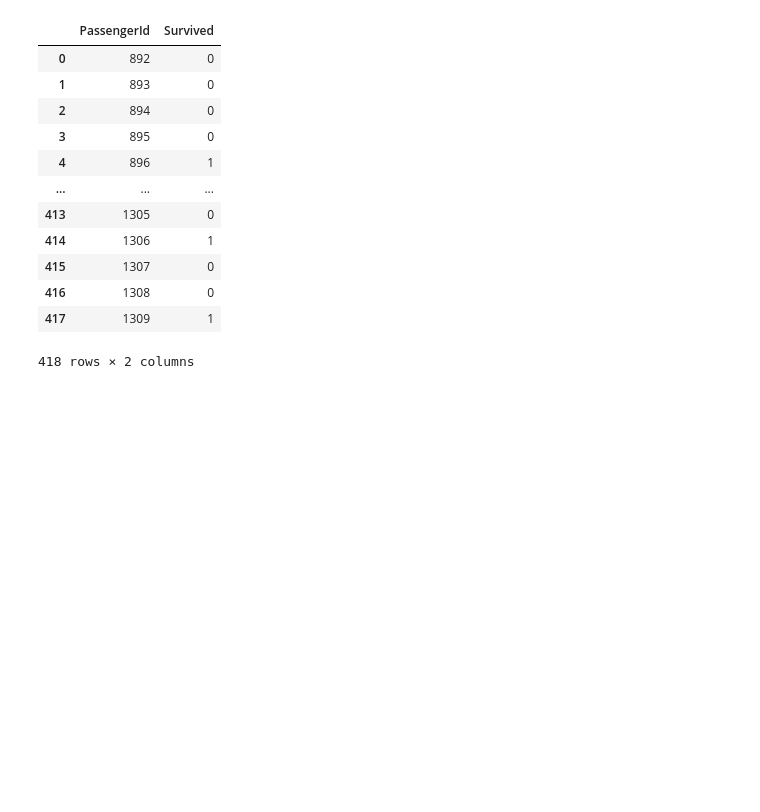
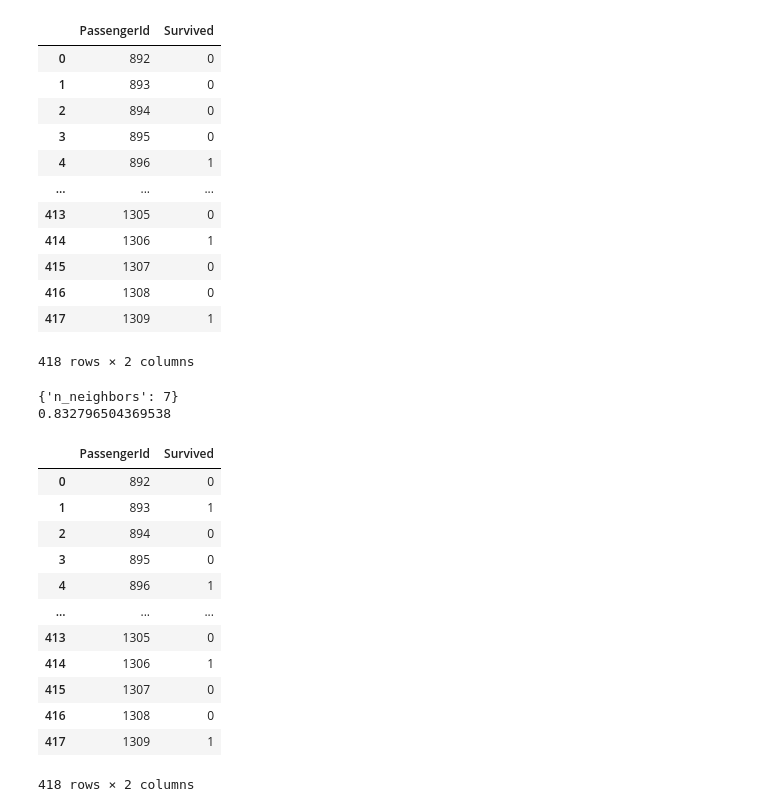
Before and after one commit to Elwing-Chou/ml1206, a Jupyter notebook: titanic.ipynb, the cells around one changed output. Cells and saved outputs as stored; diff of their text form; code cells hidden in the pictures; blank space fills up the shorter version.

```diff
--- a/titanic.ipynb
+++ b/titanic.ipynb
@@ -233,3 +233,49 @@ result
 | 416 | 1308 | 0 |
 | 417 | 1309 | 1 |
 418 rows × 2 columns
+# %%
+from sklearn.preprocessing import MinMaxScaler
+scaler = MinMaxScaler()
+datas_scale = scaler.fit_transform(datas)
+datas_scale = pd.DataFrame(datas_scale, columns=datas.columns)
+datas_scale
+# %%
+x_scale = datas_scale.iloc[:len(train)]
+x_predict_scale = datas_scale.iloc[len(train):]
+# %%
+from sklearn.neighbors import KNeighborsClassifier
+params = {
+    "n_neighbors":range(2, 100)
+}
+clf = KNeighborsClassifier()
+search = GridSearchCV(clf, params, cv=10, n_jobs=-1)
+search.fit(x_scale, y)
+print(search.best_params_)
+print(search.best_score_)
+# %% [output]
+{'n_neighbors': 7}
+0.832796504369538
+# %%
+clf = KNeighborsClassifier(n_neighbors=11)
+clf.fit(x_scale, y)
+pre = clf.predict(x_predict_scale)
+result = pd.DataFrame({
+    "PassengerId":pid,
+    "Survived":pre
+})
+result.to_csv("knn.csv", encoding="utf-8", index=False)
+result
+# %% [output]
+|  | PassengerId | Survived |
+| 0 | 892 | 0 |
+| 1 | 893 | 1 |
+| 2 | 894 | 0 |
+| 3 | 895 | 0 |
+| 4 | 896 | 1 |
+| ... | ... | ... |
+| 413 | 1305 | 0 |
+| 414 | 1306 | 1 |
+| 415 | 1307 | 0 |
+| 416 | 1308 | 0 |
+| 417 | 1309 | 1 |
+418 rows × 2 columns
```
